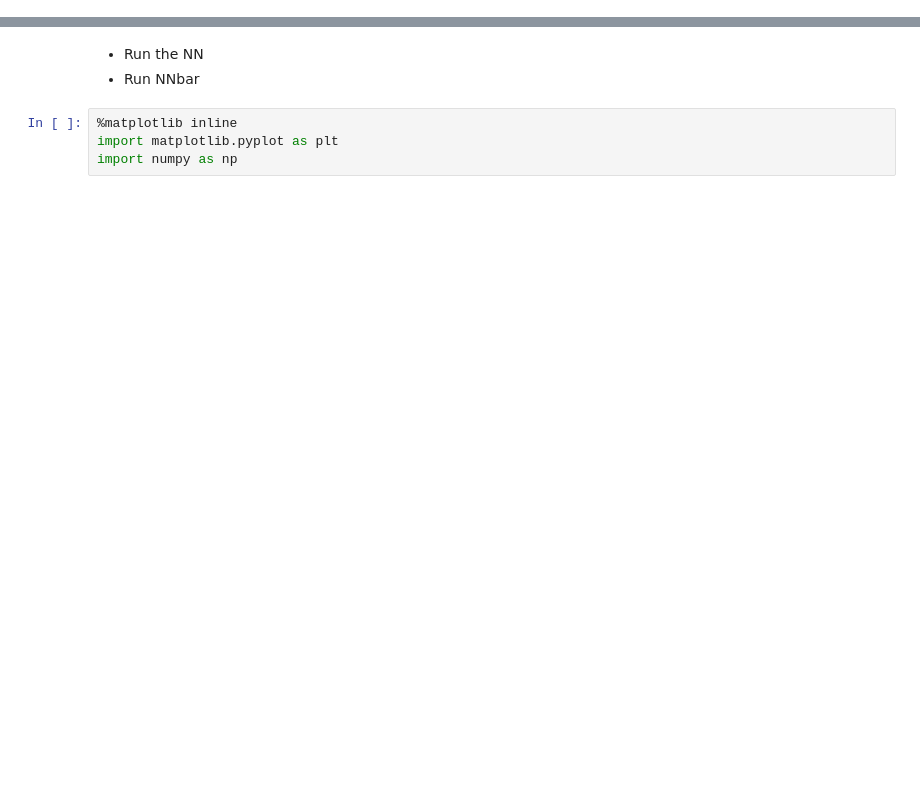
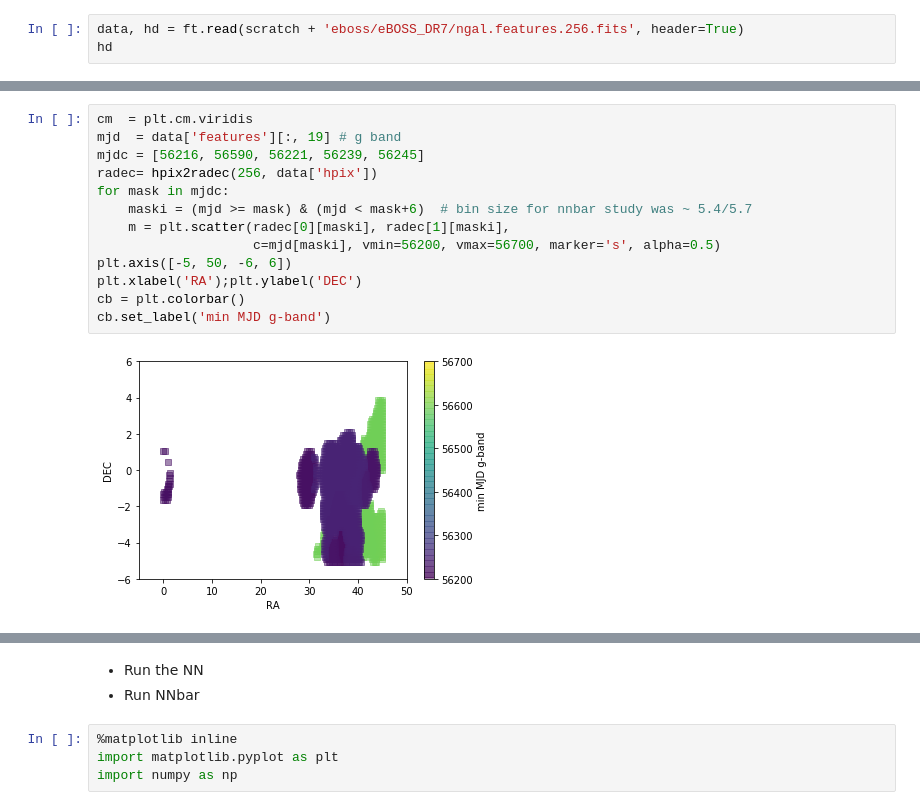
Before and after one commit to mehdirezaie/eboss, a Jupyter notebook: eBOSS-DR7.ipynb, the cells around one changed output, grey strips where cells are left out. Drawn from its saved outputs; the diff is of its cells as text; blank space fills up the shorter version.

```diff
--- a/eBOSS-DR7.ipynb
+++ b/eBOSS-DR7.ipynb
@@ -121,0 +284,3 @@ sys hppsfsize_z    :  mean :      1.135, std:     0.085
+# %%
+data, hd = ft.read(scratch + 'eboss/eBOSS_DR7/ngal.features.256.fits', header=True)
+hd
@@ -121,0 +308,15 @@ sys hppsfsize_z    :  mean :      1.135, std:     0.085
+# %%
+cm  = plt.cm.viridis
+mjd  = data['features'][:, 19] # g band
+mjdc = [56216, 56590, 56221, 56239, 56245]
+radec= hpix2radec(256, data['hpix'])
+for mask in mjdc:
+    maski = (mjd >= mask) & (mjd < mask+6)  # bin size for nnbar study was ~ 5.4/5.7
+    m = plt.scatter(radec[0][maski], radec[1][maski],
+                    c=mjd[maski], vmin=56200, vmax=56700, marker='s', alpha=0.5)
+plt.axis([-5, 50, -6, 6])
+plt.xlabel('RA');plt.ylabel('DEC')
+cb = plt.colorbar()
+cb.set_label('min MJD g-band')
+# %% [output]
+[figure, added]
```
Also changed, not shown: parts of 30 cells of this notebook, 2 other files.
